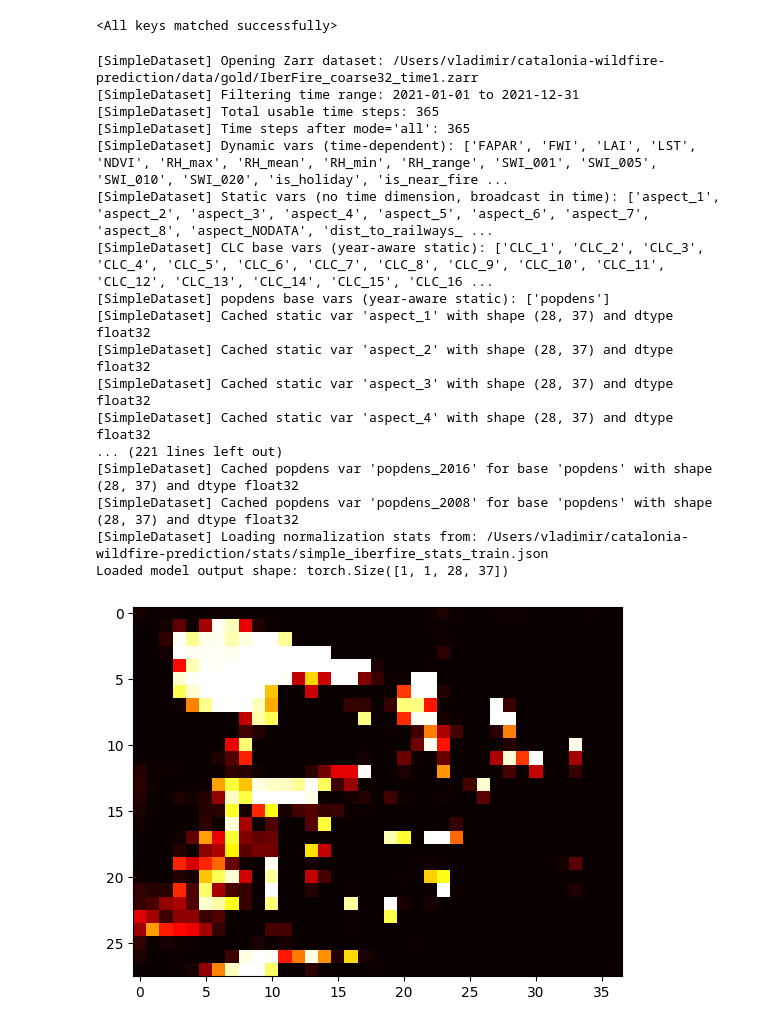
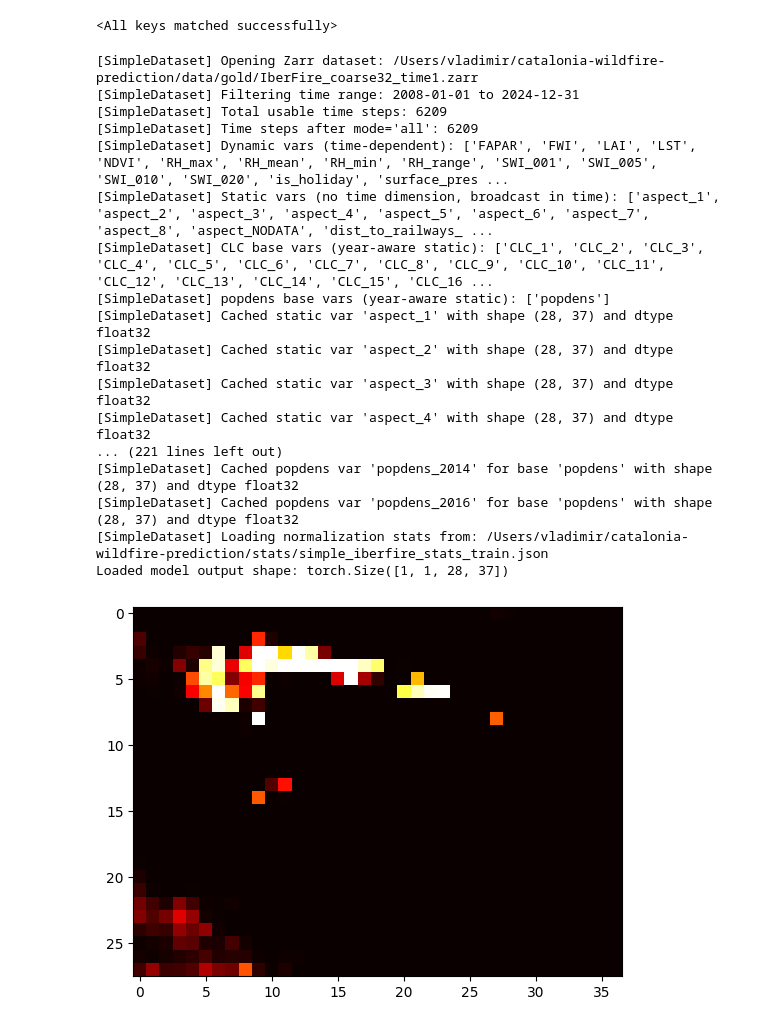
Before and after one commit to curiousdata/catalonia-wildfire-prediction, a Jupyter notebook: notebooks/model_check.ipynb, the cells around one changed output. Cells and saved outputs as stored; diff of their text form; code cells hidden in the pictures.

```diff
--- a/notebooks/model_check.ipynb
+++ b/notebooks/model_check.ipynb
@@ -25,7 +25,7 @@ import torch.nn as nn
 import torch.nn.functional as F
 from src.data.datasets import SimpleIberFireSegmentationDataset
 # %%
-model_name = "resnet34_v5.pth"
+model_name = "resnet34_v7.pth"
 model_path = project_root / "models" / model_name
 # %%
 # load model
@@ -59,7 +59,7 @@ if True:
             "SWI_010",
             "SWI_020",
             "is_holiday",
-            "is_near_fire",
+            #"is_near_fire",
             "surface_pressure_max",
             "surface_pressure_mean",
             "surface_pressure_min",
@@ -192,41 +192,41 @@ model.load_state_dict(checkpoint)
 import matplotlib.pyplot as plt
 test_ds = SimpleIberFireSegmentationDataset(
     zarr_path=ZARR_PATH,
-    time_start="2021-01-01",
-    time_end="2021-12-31",
+    time_start="2008-01-01",
+    time_end="2024-12-31",
     feature_vars=feature_vars,
-    label_var="is_near_fire",
+    label_var="is_fire",
     spatial_downsample=1,
     lead_time=1,
     compute_stats=False,
     stats_path=project_root / "stats" / "simple_iberfire_stats_train.json"
 )
 X, y = test_ds[0]
 X = X.unsqueeze(0).to(device).float()
 model.eval()
 with torch.no_grad():
     out = model(X)
     probs = torch.sigmoid(out).cpu().numpy()
 image = probs[0, 0, :, :]
 plt.imshow(image, cmap="hot")
 print("Loaded model output shape:", out.shape)
 # %% [output]
 [SimpleDataset] Opening Zarr dataset: /Users/vladimir/catalonia-wildfire-prediction/data/gold/IberFire_coarse32_time1.zarr
-[SimpleDataset] Filtering time range: 2021-01-01 to 2021-12-31
-[SimpleDataset] Total usable time steps: 365
-[SimpleDataset] Time steps after mode='all': 365
-[SimpleDataset] Dynamic vars (time-dependent): ['FAPAR', 'FWI', 'LAI', 'LST', 'NDVI', 'RH_max', 'RH_mean', 'RH_min', 'RH_range', 'SWI_001', 'SWI_005', 'SWI_010', 'SWI_020', 'is_holiday', 'is_near_fire ...
+[SimpleDataset] Filtering time range: 2008-01-01 to 2024-12-31
+[SimpleDataset] Total usable time steps: 6209
+[SimpleDataset] Time steps after mode='all': 6209
+[SimpleDataset] Dynamic vars (time-dependent): ['FAPAR', 'FWI', 'LAI', 'LST', 'NDVI', 'RH_max', 'RH_mean', 'RH_min', 'RH_range', 'SWI_001', 'SWI_005', 'SWI_010', 'SWI_020', 'is_holiday', 'surface_pres ...
 [SimpleDataset] Static vars (no time dimension, broadcast in time): ['aspect_1', 'aspect_2', 'aspect_3', 'aspect_4', 'aspect_5', 'aspect_6', 'aspect_7', 'aspect_8', 'aspect_NODATA', 'dist_to_railways_ ...
 [SimpleDataset] CLC base vars (year-aware static): ['CLC_1', 'CLC_2', 'CLC_3', 'CLC_4', 'CLC_5', 'CLC_6', 'CLC_7', 'CLC_8', 'CLC_9', 'CLC_10', 'CLC_11', 'CLC_12', 'CLC_13', 'CLC_14', 'CLC_15', 'CLC_16 ...
 [SimpleDataset] popdens base vars (year-aware static): ['popdens']
 [SimpleDataset] Cached static var 'aspect_1' with shape (28, 37) and dtype float32
 [SimpleDataset] Cached static var 'aspect_2' with shape (28, 37) and dtype float32
 [SimpleDataset] Cached static var 'aspect_3' with shape (28, 37) and dtype float32
 [SimpleDataset] Cached static var 'aspect_4' with shape (28, 37) and dtype float32
 ... (221 lines left out)
+[SimpleDataset] Cached popdens var 'popdens_2014' for base 'popdens' with shape (28, 37) and dtype float32
 [SimpleDataset] Cached popdens var 'popdens_2016' for base 'popdens' with shape (28, 37) and dtype float32
-[SimpleDataset] Cached popdens var 'popdens_2008' for base 'popdens' with shape (28, 37) and dtype float32
 [SimpleDataset] Loading normalization stats from: /Users/vladimir/catalonia-wildfire-prediction/stats/simple_iberfire_stats_train.json
 Loaded model output shape: torch.Size([1, 1, 28, 37])
-[figure, old version]
+[figure, new version]
 # %%
```
Also changed, not shown: parts of 5 cells of this notebook.
